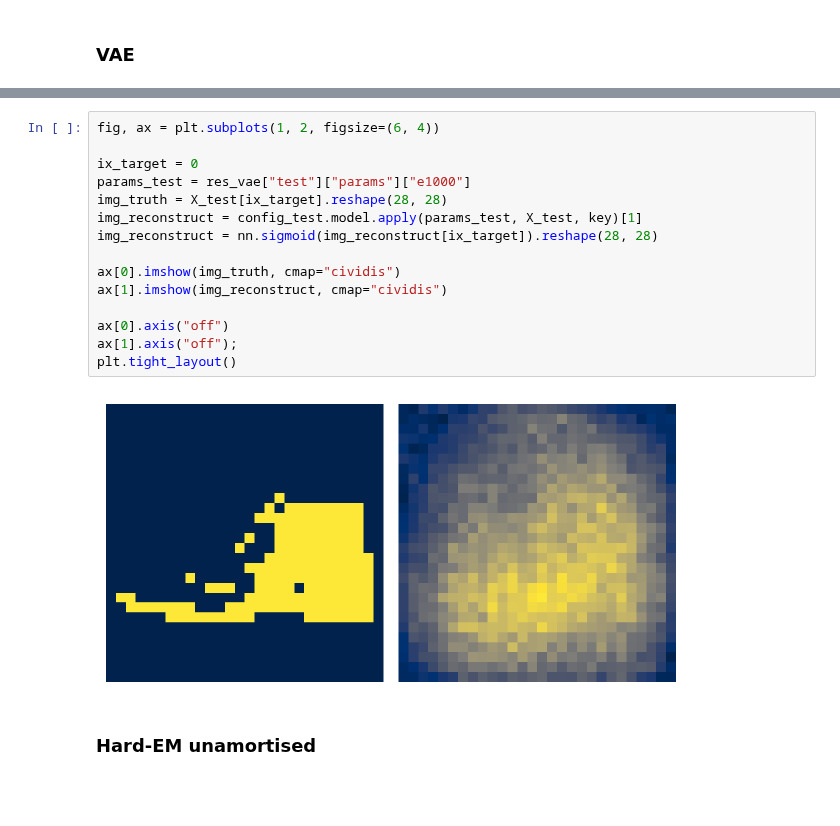
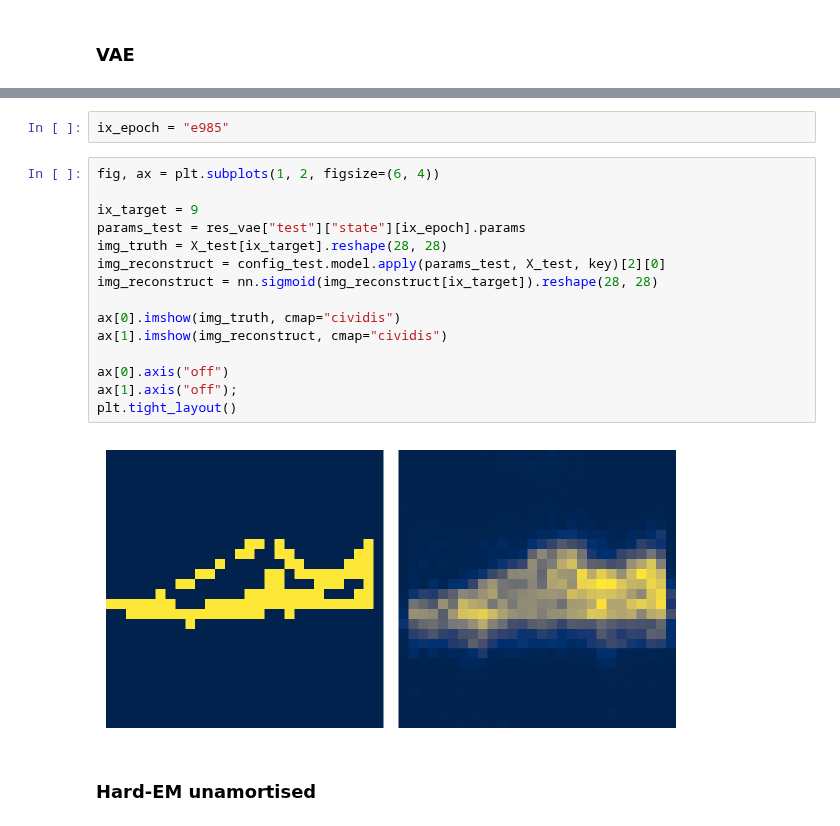
Before and after one commit to gerdm/hard-em-lvm, a Jupyter notebook: notebooks/17-unamortised-test.ipynb, the cells around one changed output, grey strips where cells are left out. Saved outputs shown, nothing was run; the diff lists cells and outputs as text; blank space fills up the shorter version.

```diff
--- a/notebooks/17-unamortised-test.ipynb
+++ b/notebooks/17-unamortised-test.ipynb
@@ -387,20 +393,22 @@ res_vae = base_vae_hardem.train_test(
-# %%
-fig, ax = plt.subplots(1, 2, figsize=(6, 4))
-
-ix_target = 0
-params_test = res_vae["test"]["params"]["e1000"]
-img_truth = X_test[ix_target].reshape(28, 28)
-img_reconstruct = config_test.model.apply(params_test, X_test, key)[1]
-img_reconstruct = nn.sigmoid(img_reconstruct[ix_target]).reshape(28, 28)
-
-ax[0].imshow(img_truth, cmap="cividis")
-ax[1].imshow(img_reconstruct, cmap="cividis")
-
-ax[0].axis("off")
-ax[1].axis("off");
-plt.tight_layout()
-# %% [output]
-[figure, removed]
+# %%
+ix_epoch = "e985"
+# %%
+fig, ax = plt.subplots(1, 2, figsize=(6, 4))
+
+ix_target = 9
+params_test = res_vae["test"]["state"][ix_epoch].params
+img_truth = X_test[ix_target].reshape(28, 28)
+img_reconstruct = config_test.model.apply(params_test, X_test, key)[2][0]
+img_reconstruct = nn.sigmoid(img_reconstruct[ix_target]).reshape(28, 28)
+
+ax[0].imshow(img_truth, cmap="cividis")
+ax[1].imshow(img_reconstruct, cmap="cividis")
+
+ax[0].axis("off")
+ax[1].axis("off");
+plt.tight_layout()
+# %% [output]
+[figure, added]
 # %% [markdown]
 ### Hard-EM unamortised
 # %%
```
Also changed, not shown: parts of 22 cells of this notebook.
